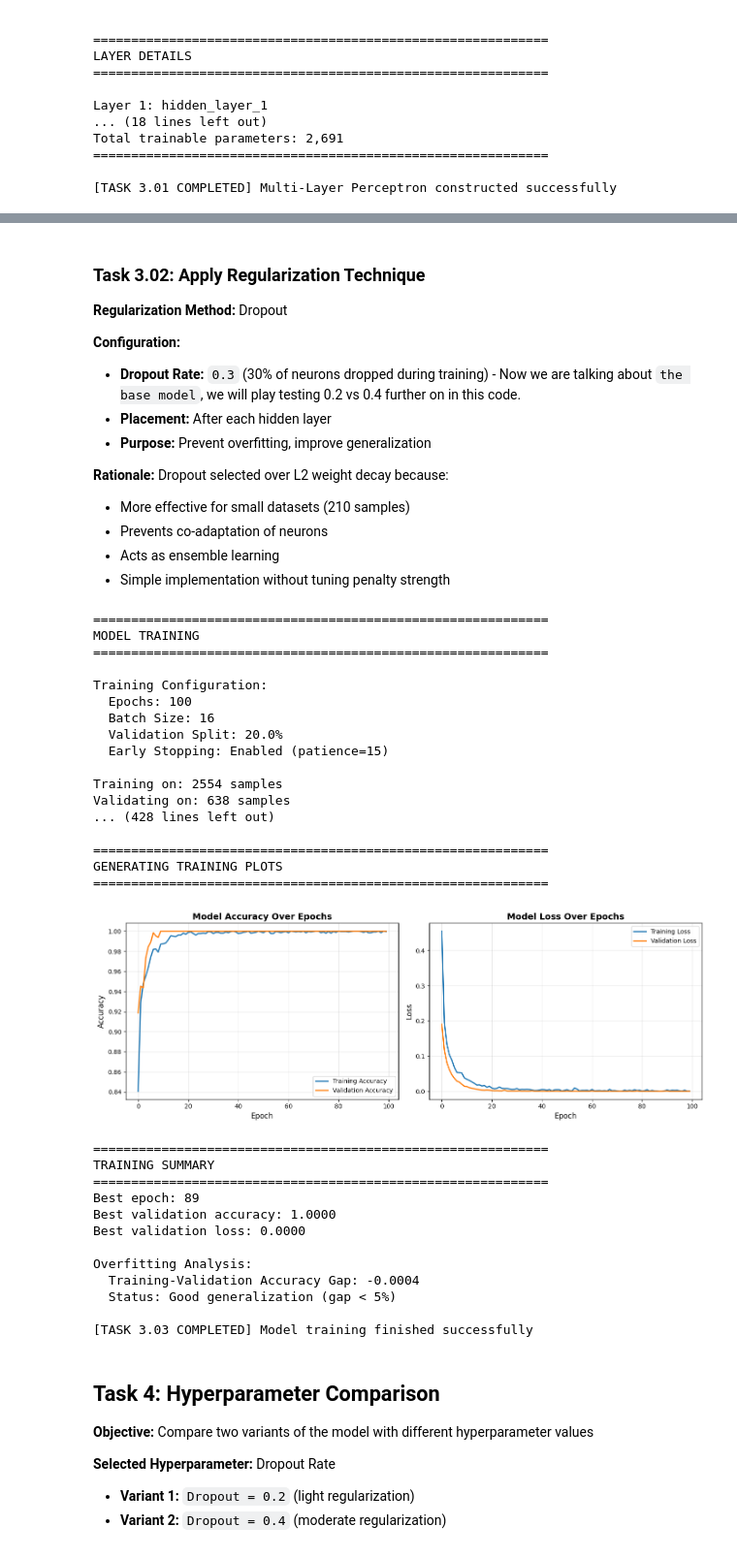
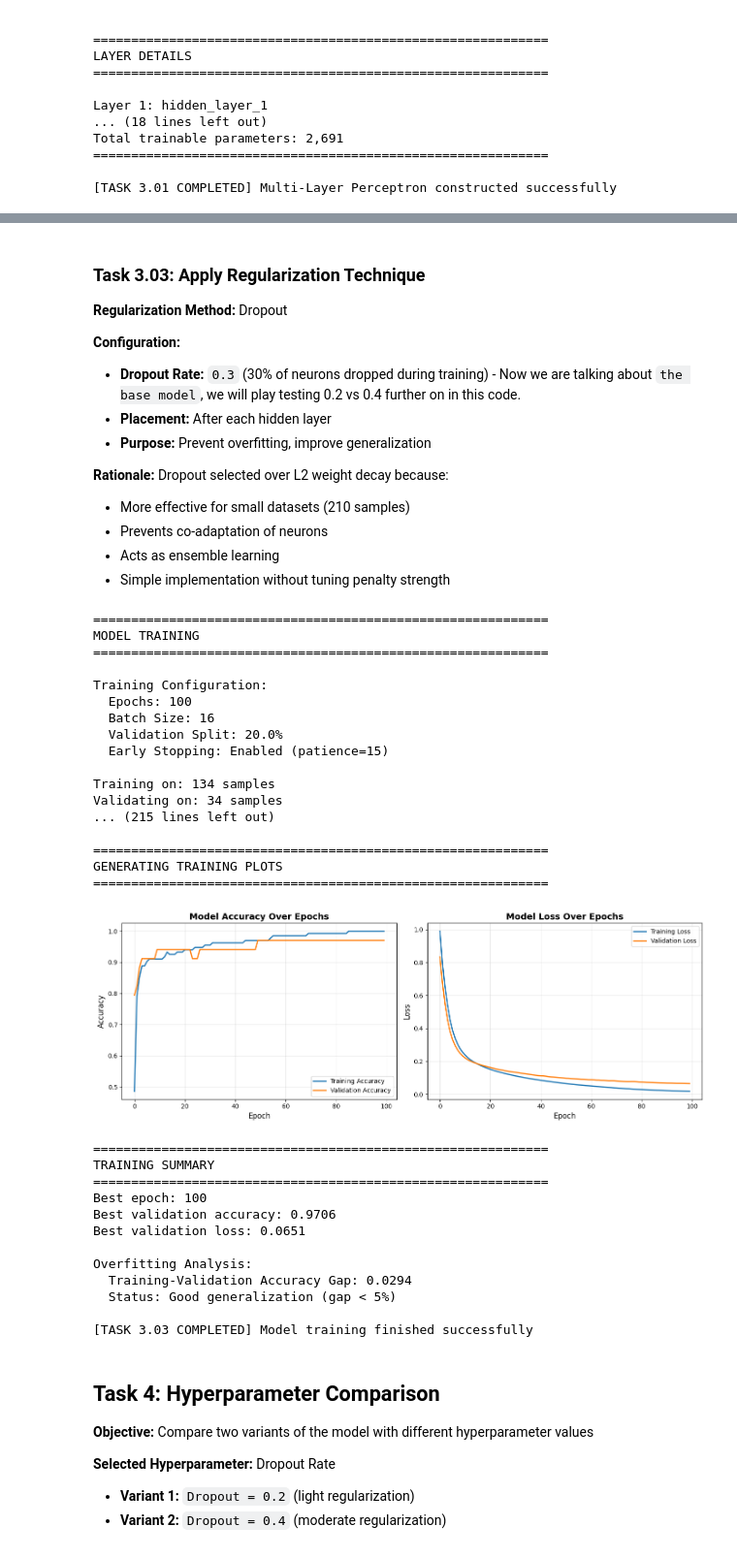
Before and after one commit to prumucena1979/MLFINAL, a Jupyter notebook: Turnin/notebook/Seeds_ML_FINALPRJ_NF1002000_BASE_THEN_NOISE_KFOLD_FINALSUBMISSION_NODROP30.ipynb, the cells around one changed output, grey strips where cells are left out. Shown: that part at 97% size. Drawn from its saved outputs; the diff is of its cells as text; code cells hidden in the pictures.

```diff
--- a/Turnin/notebook/Seeds_ML_FINALPRJ_NF1002000.ipynb
+++ b/Turnin/notebook/Seeds_ML_FINALPRJ_NF1002000_BASE_THEN_NOISE_KFOLD_FINALSUBMISSION_NODROP30.ipynb
@@ -821,5 +627,5 @@ Note: Dropout adds no trainable parameters
 # %% [markdown]
-### **Task 3.02: Apply Regularization Technique**
+### **Task 3.03: Apply Regularization Technique**
 
 **Regularization Method:** Dropout
 
@@ -861,18 +667,18 @@ print(f"  Epochs: {EPOCHS}")
 print(f"  Batch Size: {BATCH_SIZE}")
 print(f"  Validation Split: {VALIDATION_SPLIT * 100}%")
 print(f"  Early Stopping: Enabled (patience={early_stopping.patience})")
-print(f"\nTraining on: {len(X_train_augmented) * (1 - VALIDATION_SPLIT):.0f} samples")
-print(f"Validating on: {len(X_train_augmented) * VALIDATION_SPLIT:.0f} samples")
-print(f"Note: Using noise-augmented data ({len(X_train_augmented)} total samples)")
+print(f"\nTraining on: {len(X_train_scaled) * (1 - VALIDATION_SPLIT):.0f} samples")
+print(f"Validating on: {len(X_train_scaled) * VALIDATION_SPLIT:.0f} samples")
+print(f"Note: Using baseline scaled training data ({len(X_train_scaled)} total samples)")
 
 print("\n" + "=" * 60)
 print("STARTING TRAINING...")
 print("=" * 60)
 
-# Train the model using noise-augmented data
-history = model_with_dropout.fit(
-    X_train_augmented,
-    y_train_augmented_adj,
+# Train the model using baseline scaled training data
+history = model.fit(
+    X_train_scaled,
+    y_train_adj,
     epochs=EPOCHS,
     batch_size=BATCH_SIZE,
     validation_split=VALIDATION_SPLIT,
@@ -929,46 +735,46 @@ print(f"Best validation loss: {min(history.history['val_loss']):.4f}")
 # Check for overfitting
 train_acc = history.history['accuracy'][-1]
 val_acc = history.history['val_accuracy'][-1]
 overfitting_gap = train_acc - val_acc
 
 print(f"\nOverfitting Analysis:")
 print(f"  Training-Validation Accuracy Gap: {overfitting_gap:.4f}")
 if overfitting_gap < 0.05:
     print("  Status: Good generalization (gap < 5%)")
 elif overfitting_gap < 0.10:
     print("  Status: Moderate overfitting (gap 5-10%)")
 else:
     print("  Status: Significant overfitting (gap > 10%)")
 
 print("\n[TASK 3.03 COMPLETED] Model training finished successfully")
 # %% [output]
 ============================================================
 MODEL TRAINING
 ============================================================
 
 Training Configuration:
   Epochs: 100
   Batch Size: 16
   Validation Split: 20.0%
   Early Stopping: Enabled (patience=15)
 
-Training on: 2554 samples
-Validating on: 638 samples
-... (428 lines left out)
+Training on: 134 samples
+Validating on: 34 samples
+... (215 lines left out)
 
 ============================================================
 GENERATING TRAINING PLOTS
 ============================================================
-[figure, old version]
+[figure, new version]
 ============================================================
 TRAINING SUMMARY
 ============================================================
-Best epoch: 89
-Best validation accuracy: 1.0000
-Best validation loss: 0.0000
+Best epoch: 100
+Best validation accuracy: 0.9706
+Best validation loss: 0.0651
 
 Overfitting Analysis:
-  Training-Validation Accuracy Gap: -0.0004
+  Training-Validation Accuracy Gap: 0.0294
   Status: Good generalization (gap < 5%)
 
 [TASK 3.03 COMPLETED] Model training finished successfully
```
Also changed, not shown: parts of 19 cells of this notebook, 12 other files.
